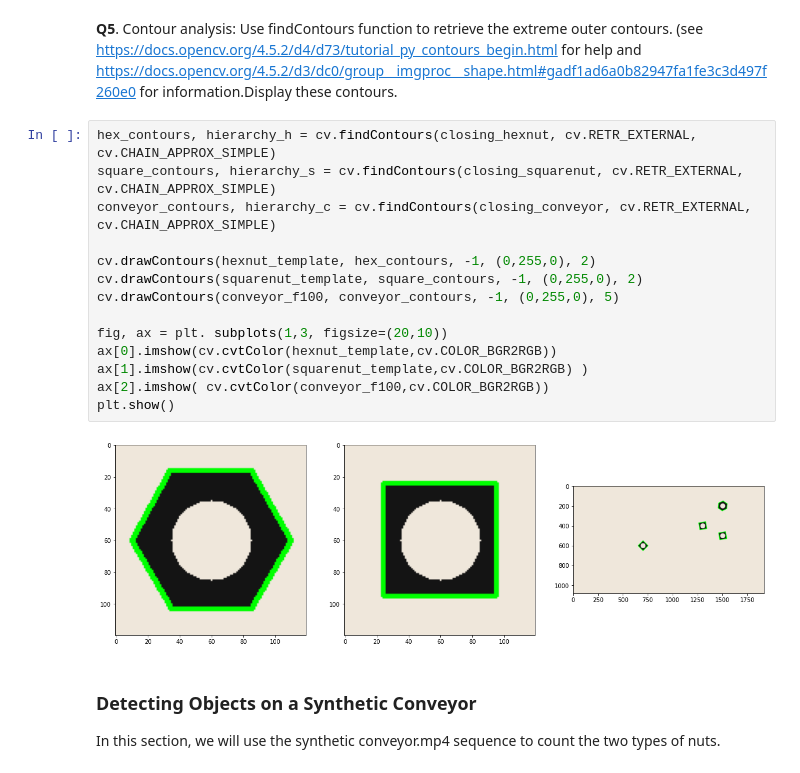
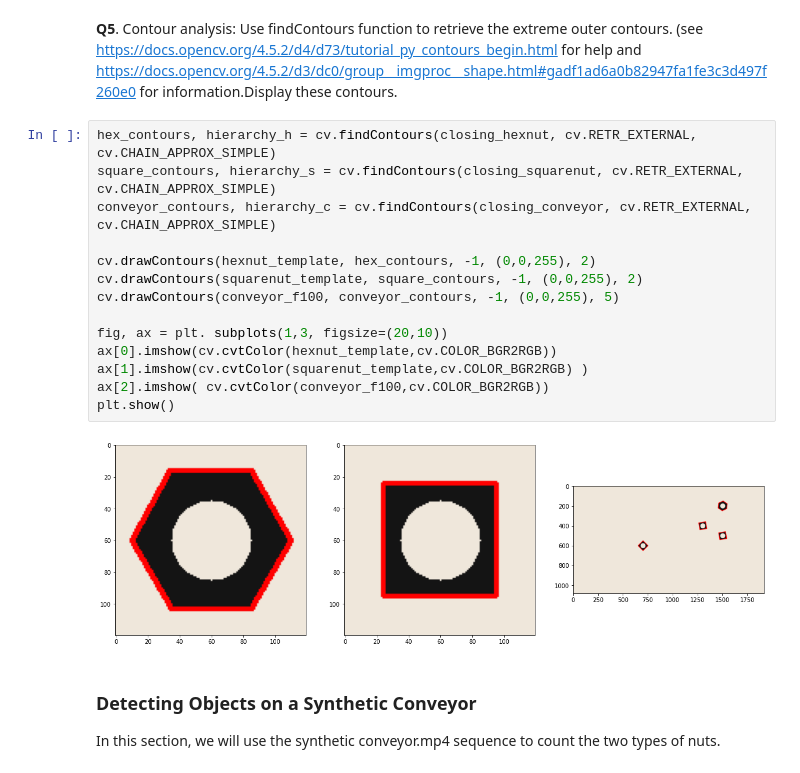
Before and after one commit to YohanAbeysinghe/Object-Counting-on-a-Conveyor-Belt, a Jupyter notebook: Assignment_2-code.ipynb, the cells around one changed output. Cells and saved outputs as stored; diff of their text form.

```diff
--- a/Assignment_2-code.ipynb
+++ b/Assignment_2-code.ipynb
@@ -227,19 +227,19 @@ Centroid : [700. 600.]
 # %%
 hex_contours, hierarchy_h = cv.findContours(closing_hexnut, cv.RETR_EXTERNAL, cv.CHAIN_APPROX_SIMPLE)
 square_contours, hierarchy_s = cv.findContours(closing_squarenut, cv.RETR_EXTERNAL, cv.CHAIN_APPROX_SIMPLE)
 conveyor_contours, hierarchy_c = cv.findContours(closing_conveyor, cv.RETR_EXTERNAL, cv.CHAIN_APPROX_SIMPLE)
 
-cv.drawContours(hexnut_template, hex_contours, -1, (0,255,0), 2)
-cv.drawContours(squarenut_template, square_contours, -1, (0,255,0), 2)
-cv.drawContours(conveyor_f100, conveyor_contours, -1, (0,255,0), 5)
+cv.drawContours(hexnut_template, hex_contours, -1, (0,0,255), 2)
+cv.drawContours(squarenut_template, square_contours, -1, (0,0,255), 2)
+cv.drawContours(conveyor_f100, conveyor_contours, -1, (0,0,255), 5)
 
 fig, ax = plt. subplots(1,3, figsize=(20,10))
 ax[0].imshow(cv.cvtColor(hexnut_template,cv.COLOR_BGR2RGB))
 ax[1].imshow(cv.cvtColor(squarenut_template,cv.COLOR_BGR2RGB) )
 ax[2].imshow( cv.cvtColor(conveyor_f100,cv.COLOR_BGR2RGB))
 plt.show()
 # %% [output]
-[figure, old version]
+[figure, new version]
 # %% [markdown]
 **<h3>Detecting Objects on a Synthetic Conveyor</h3>**
 
```
Also changed, not shown: parts of 2 cells of this notebook.
